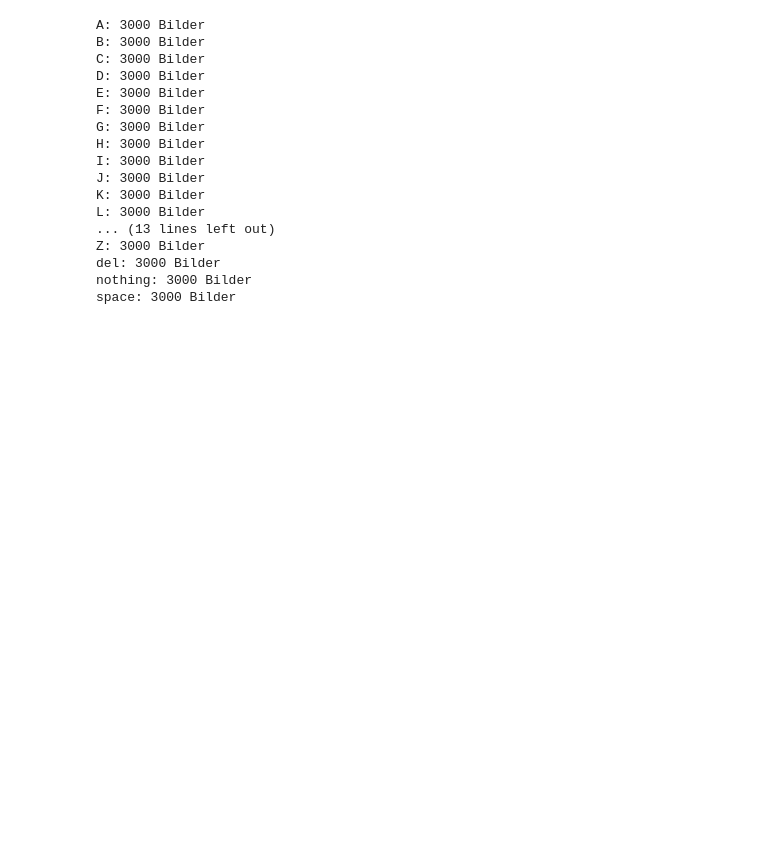
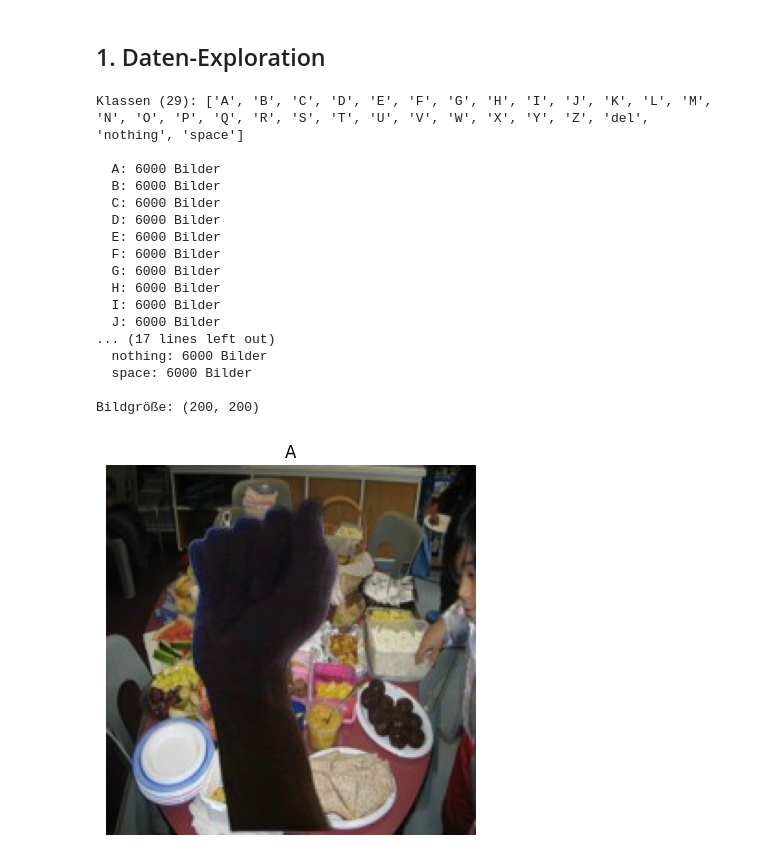
Before and after one commit to codebyfabian/sign_language_interpreter, a Jupyter notebook: 01_data_exploration.ipynb, the cells around one changed output. Drawn from its saved outputs; the diff is of its cells as text; code cells hidden in the pictures; blank space fills up the shorter version.

```diff
--- a/01_data_exploration.ipynb
+++ b/01_data_exploration.ipynb
@@ -13,8 +4,24 @@ OpenCV: 4.13.0
 # %%
 import os
+import ssl
 
-data_dir = "/Users/fabianland/Documents/HS-Esslingen/6.Semester/machine_vision/lab/sign_language_interpreter/data/alphabet/asl_alphabet_train/asl_alphabet_train"
-classes = sorted(os.listdir(data_dir))
-print(classes)
-print(f"Anzahl Klassen: {len(classes)}")
+import torch
+import cv2
+from torch import nn, optim
+from torch.utils.data import DataLoader, random_split
+from torchvision import datasets, models, transforms
+from PIL import Image
+import matplotlib.pyplot as plt
+from tqdm.auto import tqdm
+
+# --- Konfiguration ---
+DATA_DIR = "/Users/fabianland/Documents/HS-Esslingen/6.Semester/machine_vision/lab/sign_language_interpreter/data/offline_composited"
+NUM_CLASSES = 29
+DEVICE = torch.device("mps" if torch.backends.mps.is_available() else "cpu")
+ROI_SIZE = 600
+MODEL_PATH = "model_resnet18_asl_best.pth"
+
+print(f"PyTorch:  {torch.__version__}")
+print(f"OpenCV:   {cv2.__version__}")
+print(f"Device:   {DEVICE}")
 # %% [output]
@@ -40,23 +31,37 @@ plt.show()
+# %% [markdown]
+## 1. Daten-Exploration
 # %%
-for class_name in classes:
-    class_path = os.path.join(data_dir, class_name)
-    num_images = len(os.listdir(class_path))
-    print(f"{class_name}: {num_images} Bilder")
+classes = sorted(os.listdir(DATA_DIR))
+print(f"Klassen ({len(classes)}): {classes}\n")
+
+for cls in classes:
+    n = len(os.listdir(os.path.join(DATA_DIR, cls)))
+    print(f"  {cls}: {n} Bilder")
+
+# Beispielbild
+sample_images = os.listdir(os.path.join(DATA_DIR, classes[0]))
+img = Image.open(os.path.join(DATA_DIR, classes[0], sample_images[0]))
+print(f"\nBildgröße: {img.size}")
+plt.imshow(img)
+plt.title(classes[0])
+plt.axis("off")
+plt.show()
 # %% [output]
-A: 3000 Bilder
-B: 3000 Bilder
-C: 3000 Bilder
-D: 3000 Bilder
-E: 3000 Bilder
-F: 3000 Bilder
-G: 3000 Bilder
-H: 3000 Bilder
-I: 3000 Bilder
-J: 3000 Bilder
-K: 3000 Bilder
-L: 3000 Bilder
-... (13 lines left out)
-Z: 3000 Bilder
-del: 3000 Bilder
-nothing: 3000 Bilder
-space: 3000 Bilder
+Klassen (29): ['A', 'B', 'C', 'D', 'E', 'F', 'G', 'H', 'I', 'J', 'K', 'L', 'M', 'N', 'O', 'P', 'Q', 'R', 'S', 'T', 'U', 'V', 'W', 'X', 'Y', 'Z', 'del', 'nothing', 'space']
+
+  A: 6000 Bilder
+  B: 6000 Bilder
+  C: 6000 Bilder
+  D: 6000 Bilder
+  E: 6000 Bilder
+  F: 6000 Bilder
+  G: 6000 Bilder
+  H: 6000 Bilder
+  I: 6000 Bilder
+  J: 6000 Bilder
+... (17 lines left out)
+  nothing: 6000 Bilder
+  space: 6000 Bilder
+
+Bildgröße: (200, 200)
+[figure, added]
```
Also changed, not shown: parts of 18 cells of this notebook, 1 other file.
